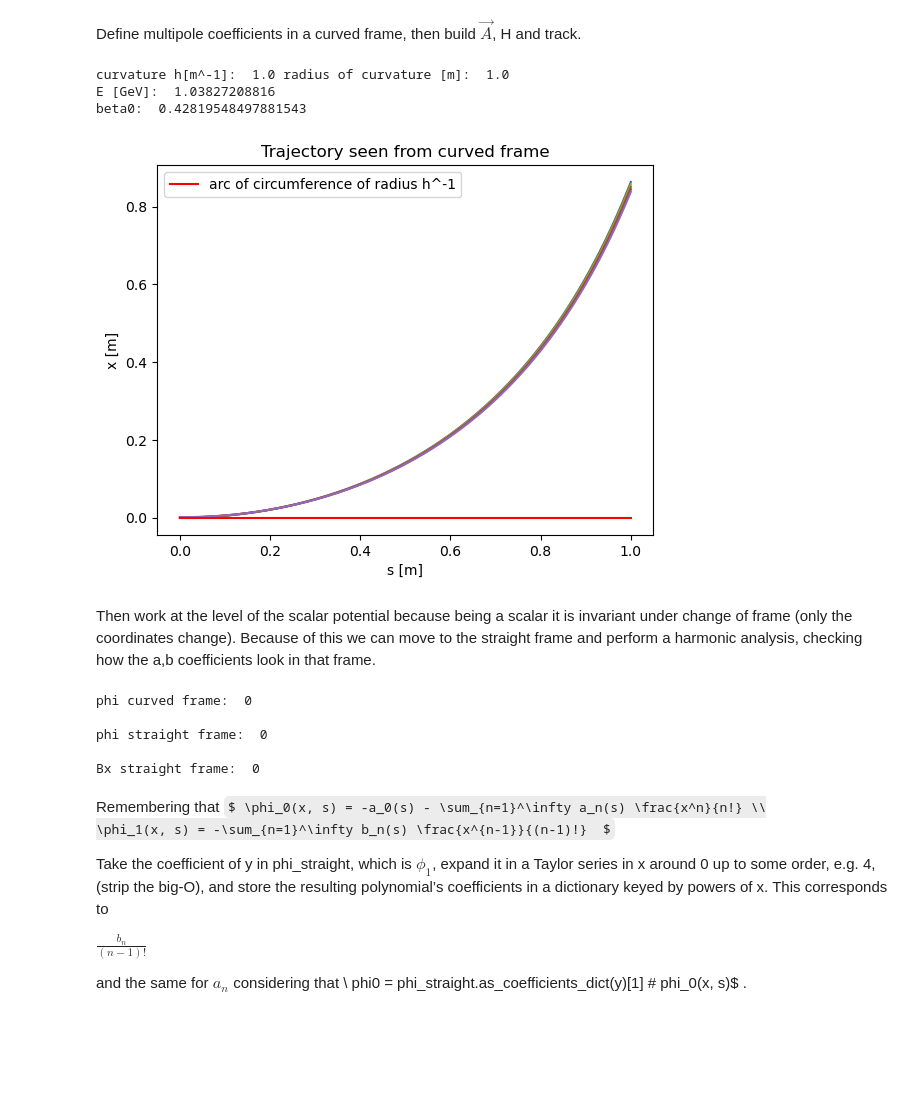
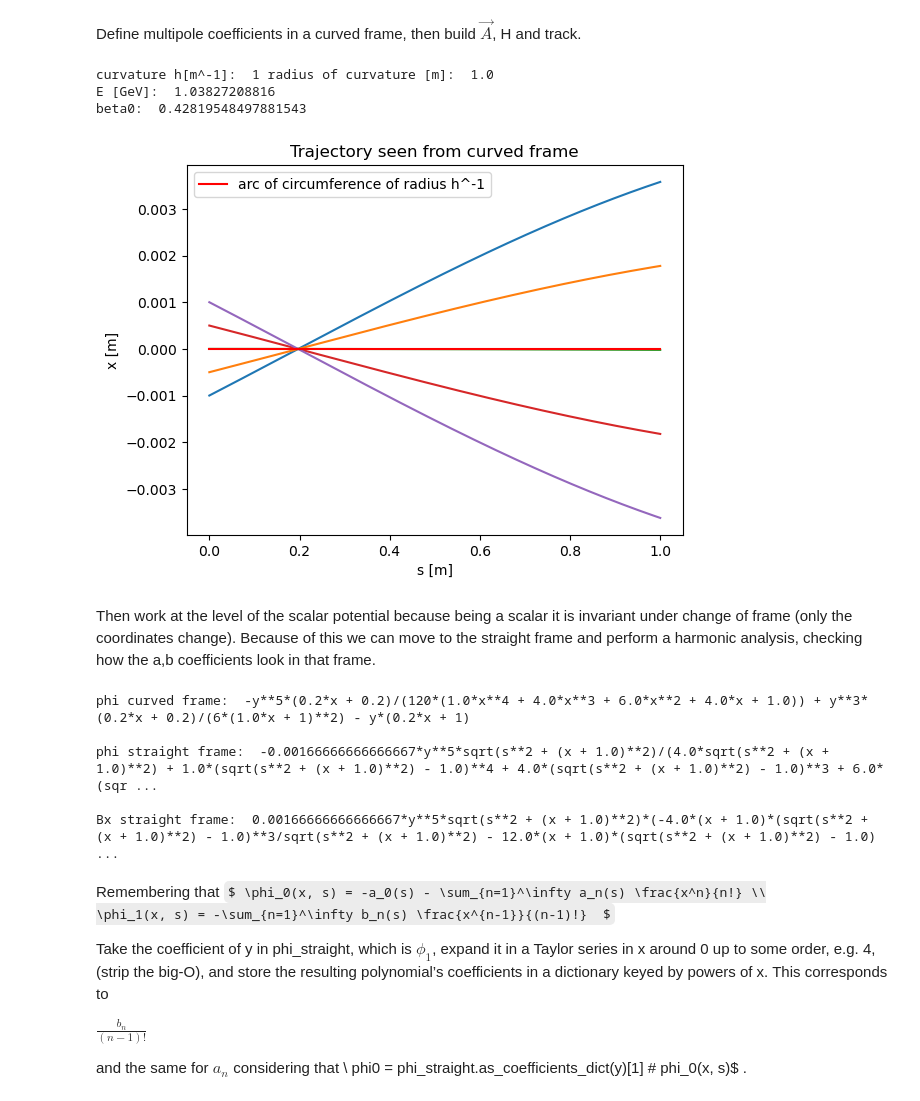
Before and after one commit to marcoliniF/bpmeth, a Jupyter notebook: preliminaryTrials/6.1track_framecomparisonnb.ipynb, the cells around one changed output. Drawn from its saved outputs; the diff is of its cells as text; code cells hidden in the pictures; some formulas as TeX source; blank space fills up the shorter version.

```diff
--- a/preliminaryTrials/6.1track_framecomparisonnb.ipynb
+++ b/preliminaryTrials/6.1track_framecomparisonnb.ipynb
@@ -8,40 +8,40 @@ import sympy as sp
 Define multipole coefficients in a curved frame, then build $\vec{A}$, H and track.
 # %%
 a_curved = [0,]
-b_curved = [0]
-h= 1.#b_curved[0]# considering normalization B/Brho=1/rho=h
+b_curved = [1, 0.2]
+h= b_curved[0]# considering normalization B/Brho=1/rho=h            =1./rho if checking for a drift
 print("curvature h[m^-1]: ", h, "radius of curvature [m]: ", 1/h)
 #I want to track protons of given kinetic energy
 Ek=1e8 #eV
 p=np.sqrt(Ek**2+2*Ek*xt.PROTON_MASS_EV)#momentum eV/c
 Eref = Ek + xt.PROTON_MASS_EV
 print("E [GeV]: ", Eref/1e9)
 gamma0 = Eref/xt.PROTON_MASS_EV
 beta0 = np.sqrt(1-1/gamma0**2)
 print("beta0: ", beta0)
 p0 =xt.Particles(x=np.linspace(-1e-3, 1e-3, 5), y=0, s=0,py=0.01, px=np.linspace(0.005,-0.005,5), ptau=0, beta0=beta0, energy0=Eref, mass0=xt.PROTON_MASS_EV)
 p_1 = p0.copy()
 
 A_curved= bpmeth.GeneralVectorPotential(h=h, b=b_curved, a=a_curved)
 H_curved = bpmeth.Hamiltonian(length=1, h=h, vectp=A_curved)
 
 sol_curved = H_curved.track(p_1, return_sol=True, ivp_opt= {"rtol":1e-10, "atol":1e-12})
 
 for ss in sol_curved:
     plt.plot(ss.t, ss.y[0])
 plt.xlabel('s [m]')
 plt.ylabel('x [m]')
 plt.title("Trajectory seen from curved frame")
 x=np.linspace(0,1,50)
 y= np.zeros_like(x)
 plt.plot(x,y, color='red', label='arc of circumference of radius h^-1')
 plt.legend()
 plt.show()
 # %% [output]
-curvature h[m^-1]:  1.0 radius of curvature [m]:  1.0
+curvature h[m^-1]:  1 radius of curvature [m]:  1.0
 E [GeV]:  1.03827208816
 beta0:  0.42819548497881543
-[figure, old version]
+[figure, new version]
 # %% [markdown]
 Then work at the level of the scalar potential because being a scalar it is invariant under change of frame (only the coordinates change). Because of this we can move to the straight frame and perform a harmonic analysis, checking how the a,b coefficients look in that frame.
 # %%
@@ -69,11 +69,11 @@ Bystraight_ana = -phi_straight.diff(y)
 Bsstraight_ana = -phi_straight.diff(s)
 print("\nBx straight frame: ", Bxstraight_ana)
 # %% [output]
-phi curved frame:  0
+phi curved frame:  -y**5*(0.2*x + 0.2)/(120*(1.0*x**4 + 4.0*x**3 + 6.0*x**2 + 4.0*x + 1.0)) + y**3*(0.2*x + 0.2)/(6*(1.0*x + 1)**2) - y*(0.2*x + 1)
 
-phi straight frame:  0
+phi straight frame:  -0.00166666666666667*y**5*sqrt(s**2 + (x + 1.0)**2)/(4.0*sqrt(s**2 + (x + 1.0)**2) + 1.0*(sqrt(s**2 + (x + 1.0)**2) - 1.0)**4 + 4.0*(sqrt(s**2 + (x + 1.0)**2) - 1.0)**3 + 6.0*(sqr ...
 
-Bx straight frame:  0
+Bx straight frame:  0.00166666666666667*y**5*sqrt(s**2 + (x + 1.0)**2)*(-4.0*(x + 1.0)*(sqrt(s**2 + (x + 1.0)**2) - 1.0)**3/sqrt(s**2 + (x + 1.0)**2) - 12.0*(x + 1.0)*(sqrt(s**2 + (x + 1.0)**2) - 1.0) ...
 # %% [markdown]
 Remembering that $ \phi_0(x, s) = -a_0(s) - \sum_{n=1}^\infty a_n(s) \frac{x^n}{n!} \\
     \phi_1(x, s) = -\sum_{n=1}^\infty b_n(s) \frac{x^{n-1}}{(n-1)!}  $
```
Also changed, not shown: parts of 7 cells of this notebook.
